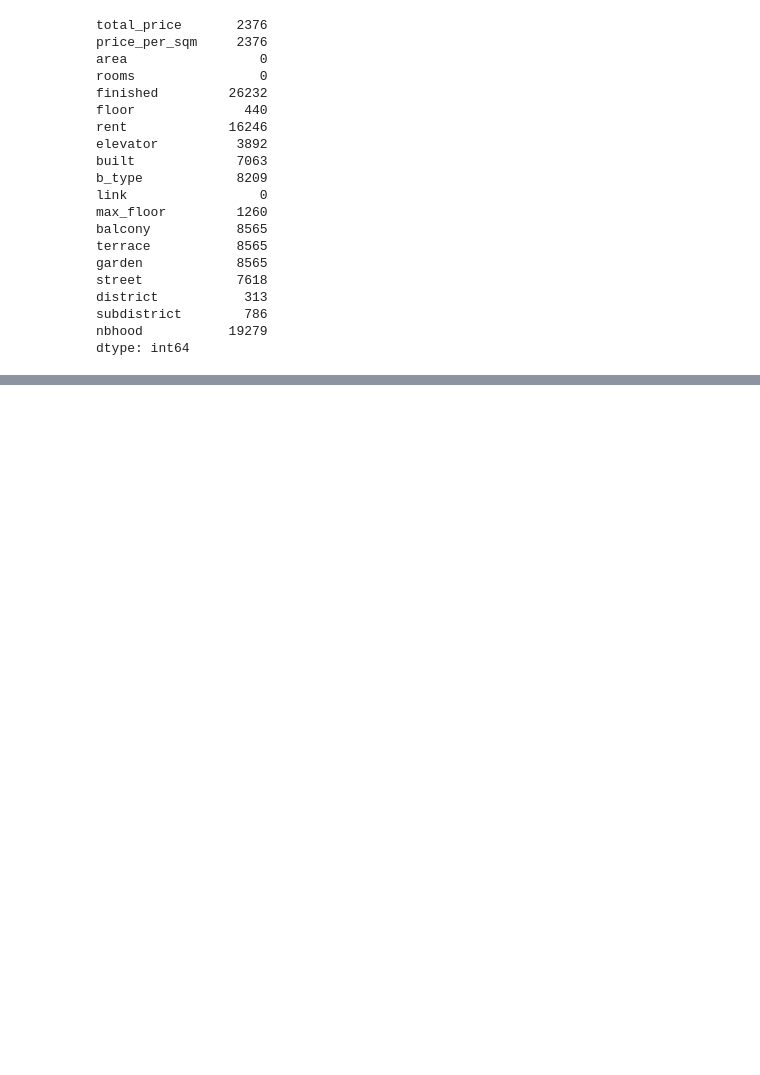
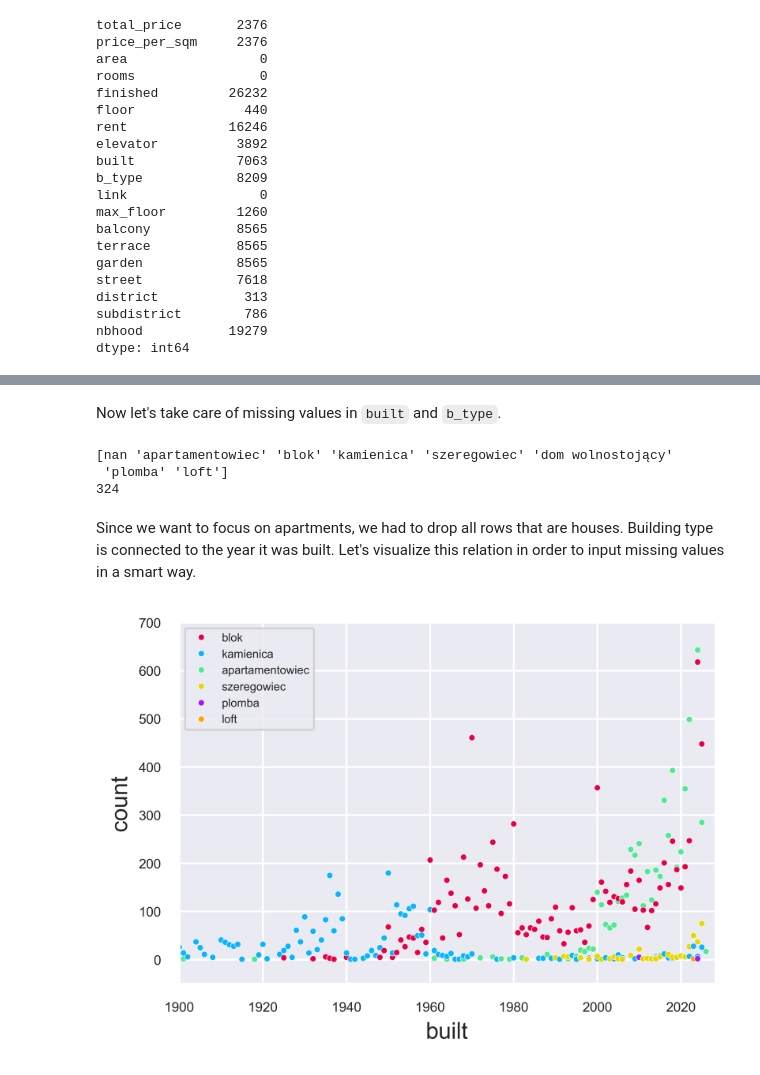
Before and after one commit to mateuszel/apartment-price-prediction, a Jupyter notebook: eda.ipynb, the cells around one changed output, grey strips where cells are left out. Cells and saved outputs as stored; diff of their text form; code cells hidden in the pictures; blank space fills up the shorter version.

```diff
--- a/eda.ipynb
+++ b/eda.ipynb
@@ -621,0 +738,4 @@ dtype: int64
+# %%
+condition = (df['terrace']==1) & (df['floor']!=0)
+df.loc[condition, 'terrace'] = 0
+df.loc[condition, 'balcony'] = 1
@@ -621,0 +811,16 @@ dtype: int64
+# %%
+median_max_floor = df.groupby('district')['max_floor'].median().reset_index()
+median_max_floor.rename(columns={'max_floor': 'median_max_floor'}, inplace=True)
+df = df.merge(median_max_floor, on='district', how='left')
+
+def impute_max_floor(row):
+    if pd.isna(row['max_floor']):
+        median_value = row['median_max_floor']
+        if pd.notna(median_value):
+            noise = np.random.uniform(-0.15, 0.15)
+            imputed_value = median_value * (1 + noise)
+            return np.ceil(imputed_value)
+    return row['max_floor']
+
+df['max_floor'] = df.apply(impute_max_floor, axis=1)
+df.drop(columns=['median_max_floor'], inplace=True)
@@ -621,0 +848,21 @@ dtype: int64
+# %% [markdown]
+Now let's take care of missing values in ``built`` and ``b_type``.
+# %%
+print(df['b_type'].unique())
+print((df['b_type']=='dom wolnostojący').sum())
+df = df[df['b_type']!='dom wolnostojący']
+# %% [output]
+[nan 'apartamentowiec' 'blok' 'kamienica' 'szeregowiec' 'dom wolnostojący'
+ 'plomba' 'loft']
+324
+# %% [markdown]
+Since we want to focus on apartments, we had to drop all rows that are houses. Building type is connected to the year it was built. Let's visualize this relation in order to input missing values in a smart way.
+# %%
+agg_data = df.groupby(['built', 'b_type']).size().reset_index(name='count')
+
+sns.scatterplot(data=agg_data, x='built', y='count', hue='b_type', s=10)
+plt.xlim(1900, 2028);
+plt.ylim(-50, 700);
+plt.legend(fontsize=6);
+# %% [output]
+[figure, added]
```
Also changed, not shown: parts of 99 cells of this notebook, 2 other files.
